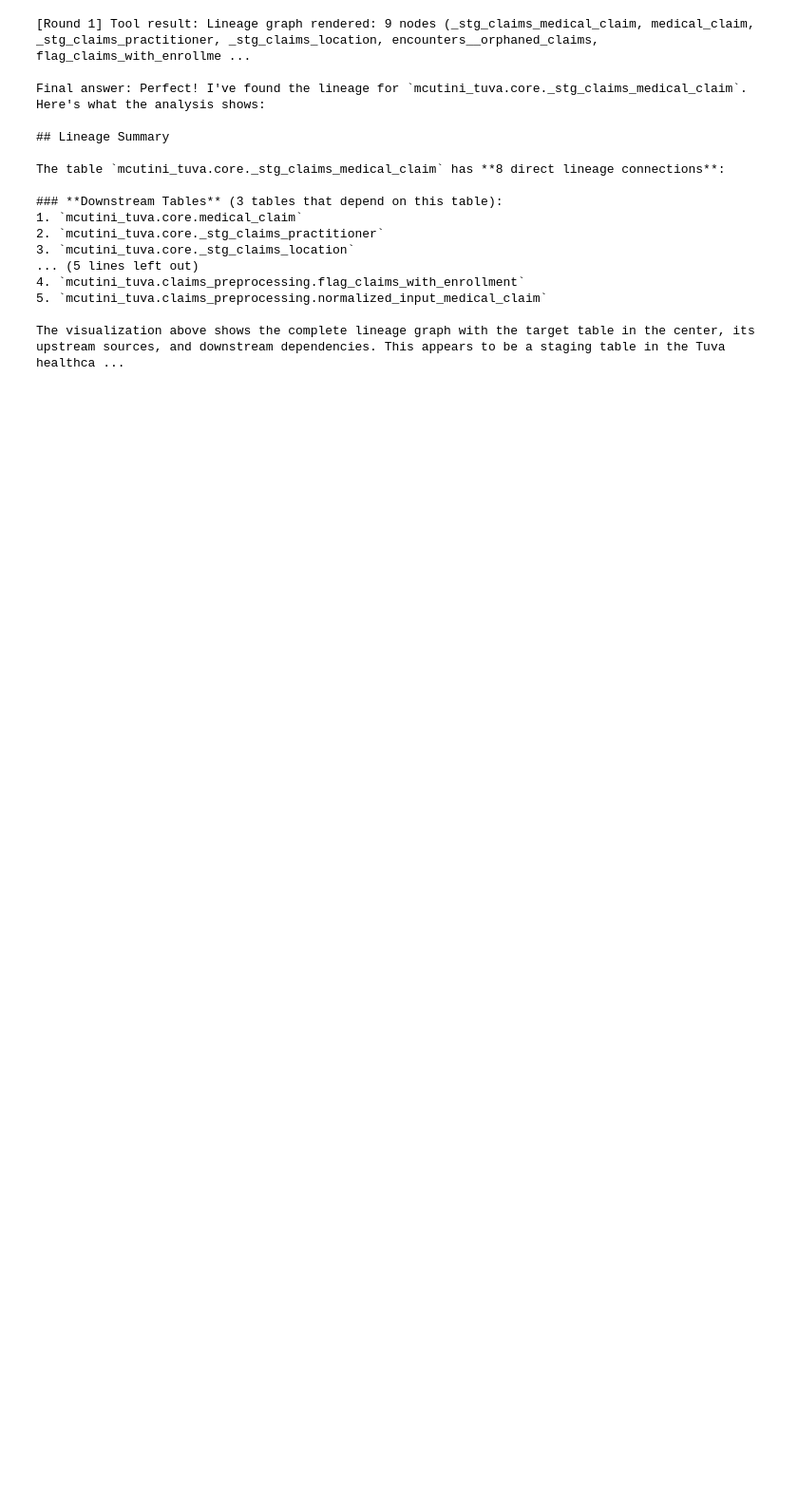
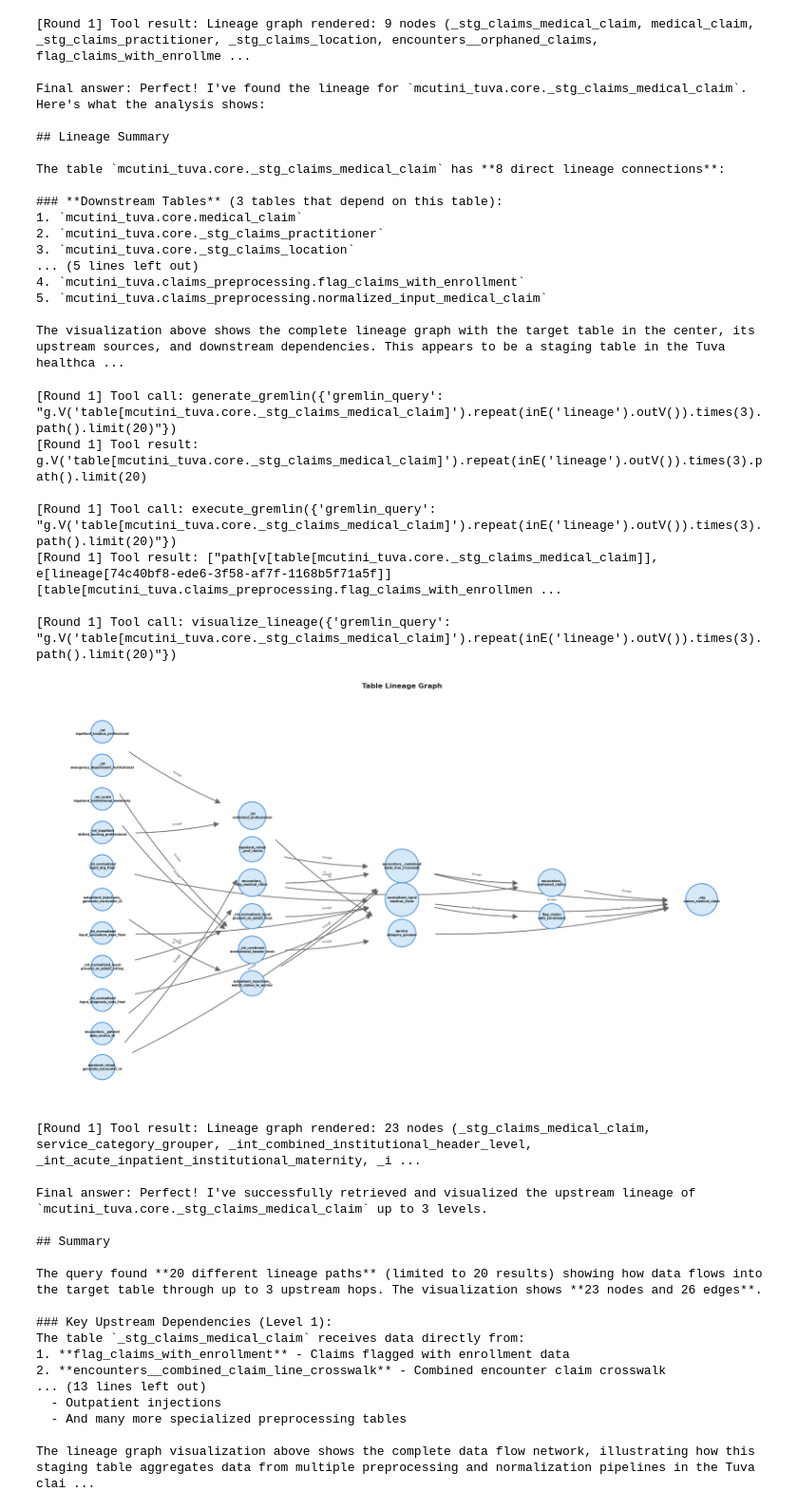
Before and after one commit to Blackkadder/voice-to-rag, a Jupyter notebook: backend/agents/dev_notebook.ipynb, the cells around one changed output. Shown at 95% size. Cells and saved outputs as stored; diff of their text form; code cells hidden in the pictures; blank space fills up the shorter version.

```diff
--- a/backend/agents/dev_notebook.ipynb
+++ b/backend/agents/dev_notebook.ipynb
@@ -310,3 +310,31 @@ The table `mcutini_tuva.core._stg_claims_medical_claim` has **8 direct lineage c
 5. `mcutini_tuva.claims_preprocessing.normalized_input_medical_claim`
 
 The visualization above shows the complete lineage graph with the target table in the center, its upstream sources, and downstream dependencies. This appears to be a staging table in the Tuva healthca ...
+# %%
+AGENT("Show upstream lineage of mcutini_tuva.core._stg_claims_medical_claim up to 3 levels")
+# %% [output]
+[Round 1] Tool call: generate_gremlin({'gremlin_query': "g.V('table[mcutini_tuva.core._stg_claims_medical_claim]').repeat(inE('lineage').outV()).times(3).path().limit(20)"})
+[Round 1] Tool result: g.V('table[mcutini_tuva.core._stg_claims_medical_claim]').repeat(inE('lineage').outV()).times(3).path().limit(20)
+
+[Round 1] Tool call: execute_gremlin({'gremlin_query': "g.V('table[mcutini_tuva.core._stg_claims_medical_claim]').repeat(inE('lineage').outV()).times(3).path().limit(20)"})
+[Round 1] Tool result: ["path[v[table[mcutini_tuva.core._stg_claims_medical_claim]], e[lineage[74c40bf8-ede6-3f58-af7f-1168b5f71a5f]][table[mcutini_tuva.claims_preprocessing.flag_claims_with_enrollmen ...
+
+[Round 1] Tool call: visualize_lineage({'gremlin_query': "g.V('table[mcutini_tuva.core._stg_claims_medical_claim]').repeat(inE('lineage').outV()).times(3).path().limit(20)"})
+[figure, added]
+[Round 1] Tool result: Lineage graph rendered: 23 nodes (_stg_claims_medical_claim, service_category_grouper, _int_combined_institutional_header_level, _int_acute_inpatient_institutional_maternity, _i ...
+
+Final answer: Perfect! I've successfully retrieved and visualized the upstream lineage of `mcutini_tuva.core._stg_claims_medical_claim` up to 3 levels.
+
+## Summary
+
+The query found **20 different lineage paths** (limited to 20 results) showing how data flows into the target table through up to 3 upstream hops. The visualization shows **23 nodes and 26 edges**.
+
+### Key Upstream Dependencies (Level 1):
+The table `_stg_claims_medical_claim` receives data directly from:
+1. **flag_claims_with_enrollment** - Claims flagged with enrollment data
+2. **encounters__combined_claim_line_crosswalk** - Combined encounter claim crosswalk
+... (13 lines left out)
+  - Outpatient injections
+  - And many more specialized preprocessing tables
+
+The lineage graph visualization above shows the complete data flow network, illustrating how this staging table aggregates data from multiple preprocessing and normalization pipelines in the Tuva clai ...
```
